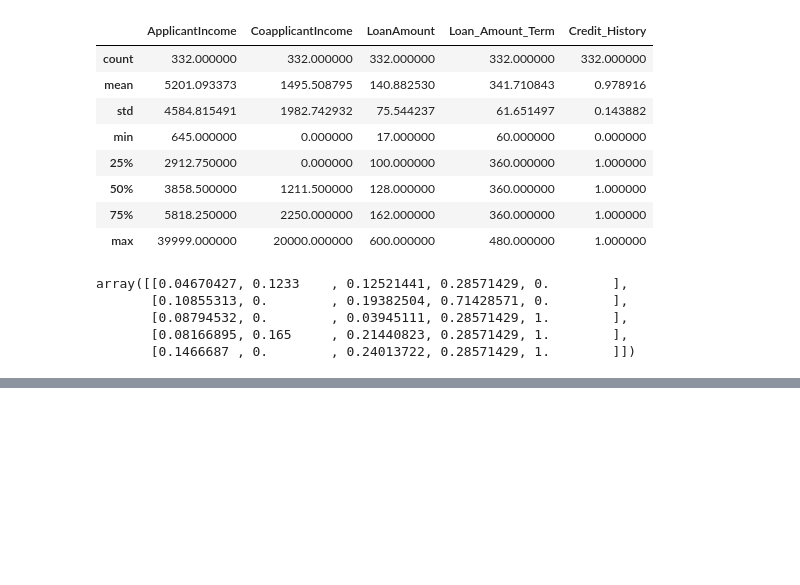
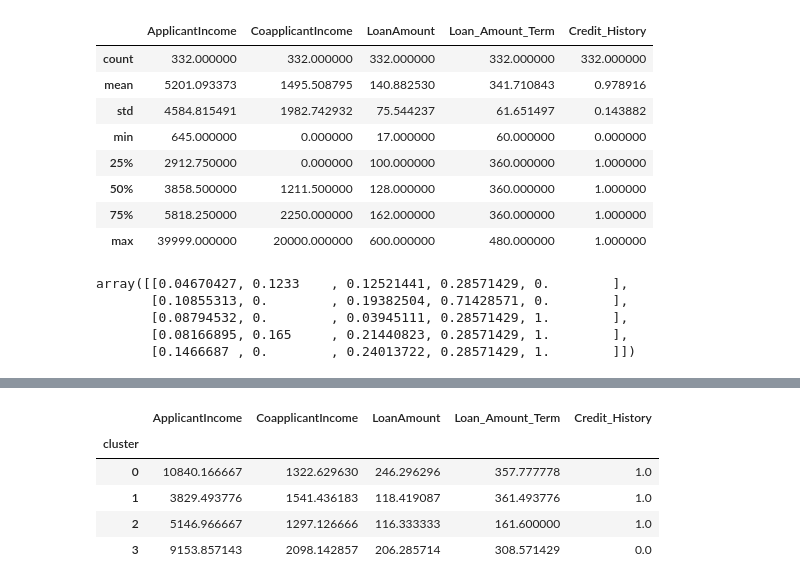
Before and after one commit to vipulpopat/MSCAI_Sem1_Etivity3, a Jupyter notebook: Etivity3_18200117_ClusteringManifoldLearning.ipynb, the cells around one changed output, grey strips where cells are left out. Drawn from its saved outputs; the diff is of its cells as text; code cells hidden in the pictures; blank space fills up the shorter version.

```diff
--- a/Etivity3_18200117_ClusteringManifoldLearning.ipynb
+++ b/Etivity3_18200117_ClusteringManifoldLearning.ipynb
@@ -135,0 +144,12 @@ plt.show()
+# %%
+clustered_data_sklearn = cluster.KMeans(n_clusters=4, n_init=10, max_iter=300,n_jobs=8).fit(data)
+df['cluster'] = pd.Series(clustered_data_sklearn.labels_, index=data.index)
+# %%
+df.groupby('cluster').mean()
+# %% [output]
+|  | ApplicantIncome | CoapplicantIncome | LoanAmount | Loan_Amount_Term | Credit_History |
+| cluster |  |  |  |  |  |
+| 0 | 10840.166667 | 1322.629630 | 246.296296 | 357.777778 | 1.0 |
+| 1 | 3829.493776 | 1541.436183 | 118.419087 | 361.493776 | 1.0 |
+| 2 | 5146.966667 | 1297.126666 | 116.333333 | 161.600000 | 1.0 |
+| 3 | 9153.857143 | 2098.142857 | 206.285714 | 308.571429 | 0.0 |
```
Also changed, not shown: parts of 8 cells of this notebook.
